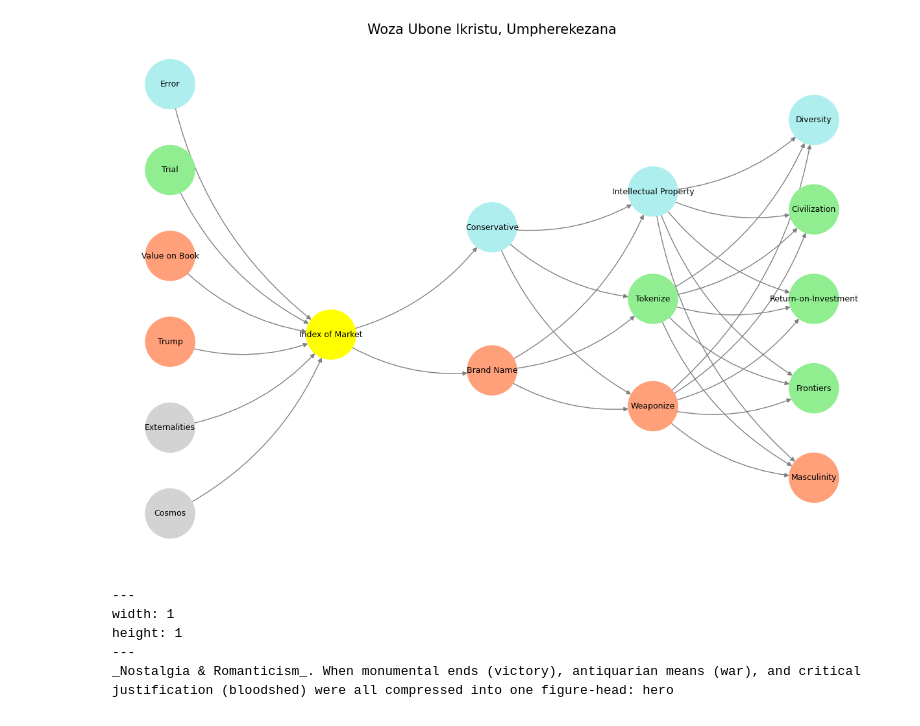
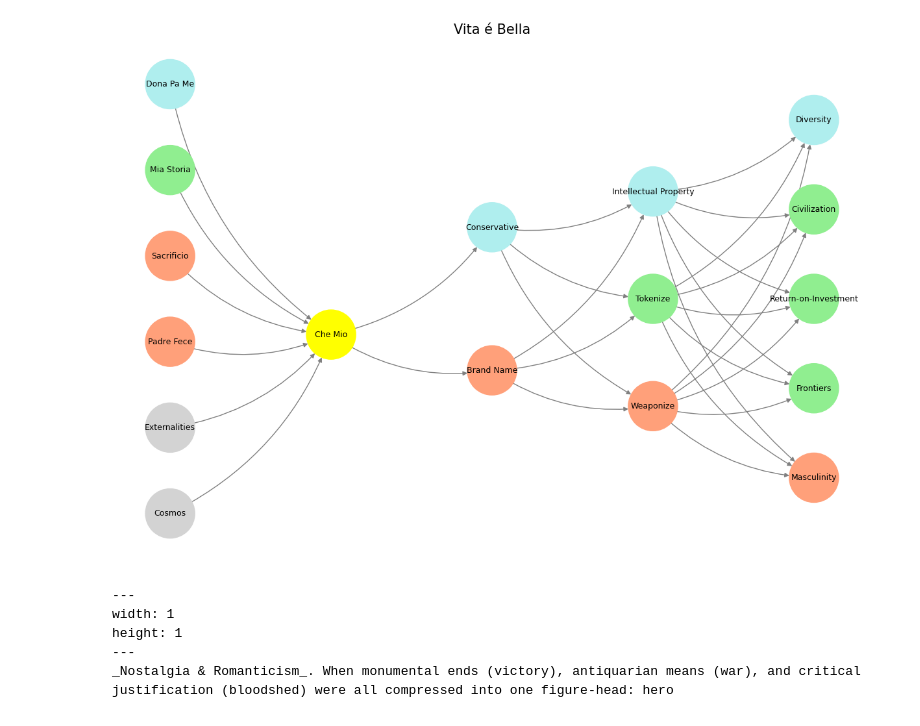
Before and after one commit to abikesa/oil, a Jupyter notebook: kitabo/ensi/_build/jupyter_execute/act2/chapter1.ipynb, the cells around one changed output. Cells and saved outputs as stored; diff of their text form; code cells hidden in the pictures.

Commit message:
vita e bella

````diff
--- a/kitabo/ensi/_build/jupyter_execute/act2/chapter1.ipynb
+++ b/kitabo/ensi/_build/jupyter_execute/act2/chapter1.ipynb
@@ -24,8 +24,8 @@ import networkx as nx
 # Define the neural network fractal
 def define_layers():
     return {
-        'World': ['Cosmos', 'Externalities', "Trump", 'Value on Book', 'Trial', 'Error', ],
-        'Mode': ['Index of Market'],
+        'World': ['Cosmos', 'Externalities', "Padre Fece", 'Sacrificio', 'Mia Storia', 'Dona Pa Me', ],
+        'Mode': ['Che Mio'],
         'Agent': ['Brand Name', 'Conservative'],
         'Space': ['Weaponize', 'Tokenize', 'Intellectual Property'],
         'Time': ["Masculinity", 'Frontiers',  'Return-on-Investment', 'Civilization', 'Diversity']
@@ -34,11 +34,11 @@ def define_layers():
 # Assign colors to nodes
 def assign_colors():
     color_map = {
-        'yellow': ['Index of Market'],
-        'paleturquoise': ['Error', 'Conservative', 'Intellectual Property', 'Diversity'],
-        'lightgreen': ['Trial', 'Tokenize', 'Frontiers', 'Return-on-Investment', 'Civilization'],
+        'yellow': ['Che Mio'],
+        'paleturquoise': ['Dona Pa Me', 'Conservative', 'Intellectual Property', 'Diversity'],
+        'lightgreen': ['Mia Storia', 'Tokenize', 'Frontiers', 'Return-on-Investment', 'Civilization'],
         'lightsalmon': [
-            "Trump", 'Value on Book', 'Brand Name',
+            "Padre Fece", 'Sacrificio', 'Brand Name',
             'Weaponize', "Masculinity"
         ],
     }
@@ -57,35 +57,35 @@ def visualize_nn():
     pos = {}
     node_colors = []
 
     # Add nodes and assign positions
     for i, (layer_name, nodes) in enumerate(layers.items()):
         positions = calculate_positions(nodes, x_offset=i * 2)
         for node, position in zip(nodes, positions):
             G.add_node(node, layer=layer_name)
             pos[node] = position
             node_colors.append(colors.get(node, 'lightgray'))
 
     # Add edges (automated for consecutive layers)
     layer_names = list(layers.keys())
     for i in range(len(layer_names) - 1):
         source_layer, target_layer = layer_names[i], layer_names[i + 1]
         for source in layers[source_layer]:
             for target in layers[target_layer]:
                 G.add_edge(source, target)
 
     # Draw the graph
     plt.figure(figsize=(12, 8))
     nx.draw(
         G, pos, with_labels=True, node_color=node_colors, edge_color='gray',
         node_size=3000, font_size=9, connectionstyle="arc3,rad=0.2"
     )
-    plt.title("Woza Ubone Ikristu, Umpherekezana", fontsize=15)
+    plt.title("Vita é Bella", fontsize=15)
     plt.show()
 
 # Run the visualization
 visualize_nn()
 # %% [output]
-[figure, old version]
+[figure, new version]
 # %% [markdown]
 ```{figure} ../figures/blanche.*
 ---
````
Also changed, not shown: 6 other files.
